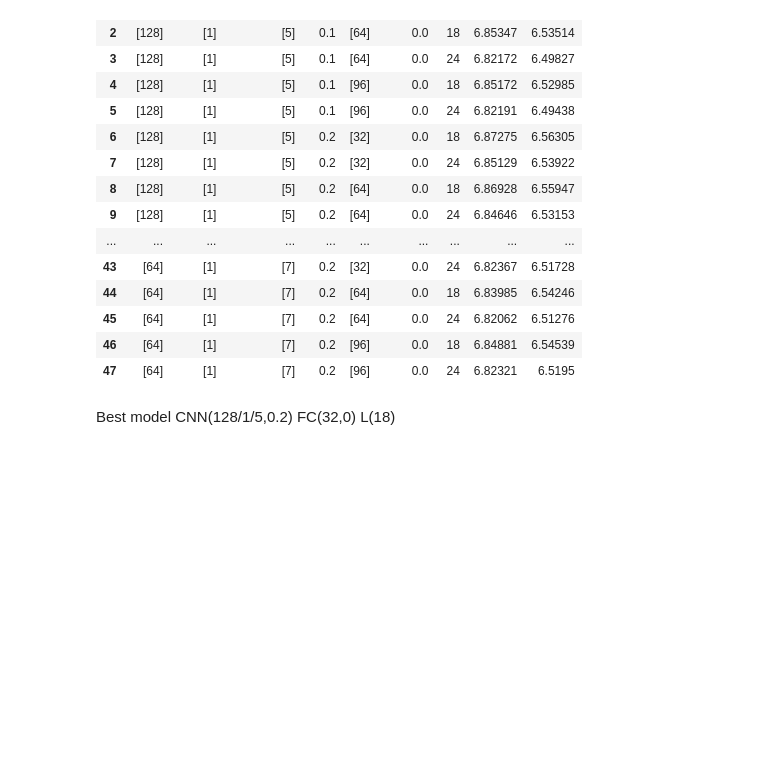
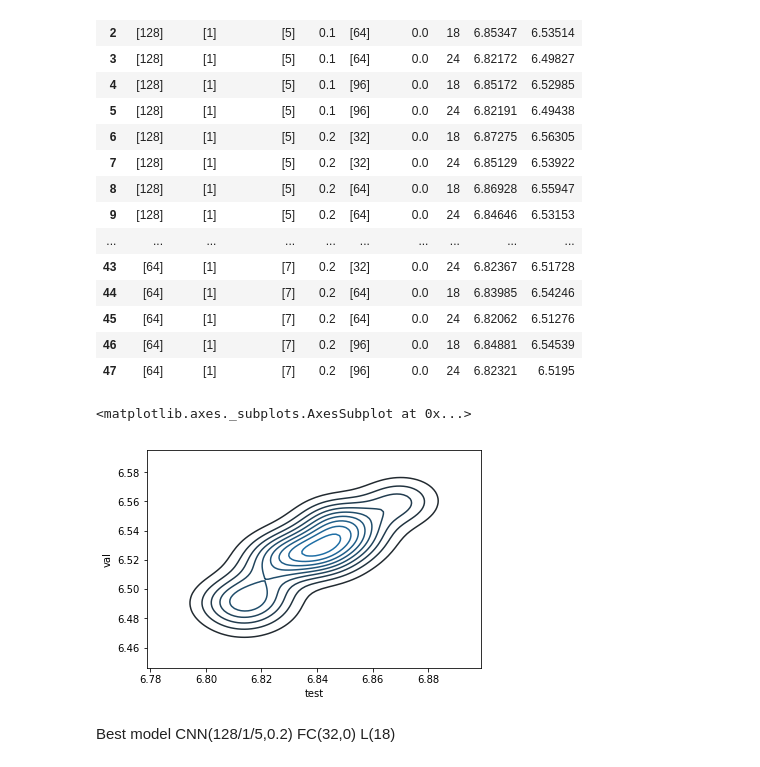
Before and after one commit to bejar/Wind, a Jupyter notebook: Notebooks/ParameterTunningCNNs2s.ipynb, the cells around one changed output. Saved outputs shown, nothing was run; the diff lists cells and outputs as text; code cells hidden in the pictures; blank space fills up the shorter version.

```diff
--- a/Notebooks/ParameterTunningCNNs2s.ipynb
+++ b/Notebooks/ParameterTunningCNNs2s.ipynb
@@ -93,6 +101,11 @@ b.style.highlight_max()
 | 45 | [64] | [1] | [7] | 0.2 | [64] | 0.0 | 24 | 6.82062 | 6.51276 |
 | 46 | [64] | [1] | [7] | 0.2 | [96] | 0.0 | 18 | 6.84881 | 6.54539 |
 | 47 | [64] | [1] | [7] | 0.2 | [96] | 0.0 | 24 | 6.82321 | 6.5195 |
+# %%
+sns.kdeplot(b['test'],b['val'])
+# %% [output]
+<matplotlib.axes._subplots.AxesSubplot at 0x...>
+[figure, added]
 # %% [markdown]
 Best model CNN(128/1/5,0.2) FC(32,0) L(18)
 # %% [markdown]
```
Also changed, not shown: parts of 23 cells of this notebook, 3 other files.
